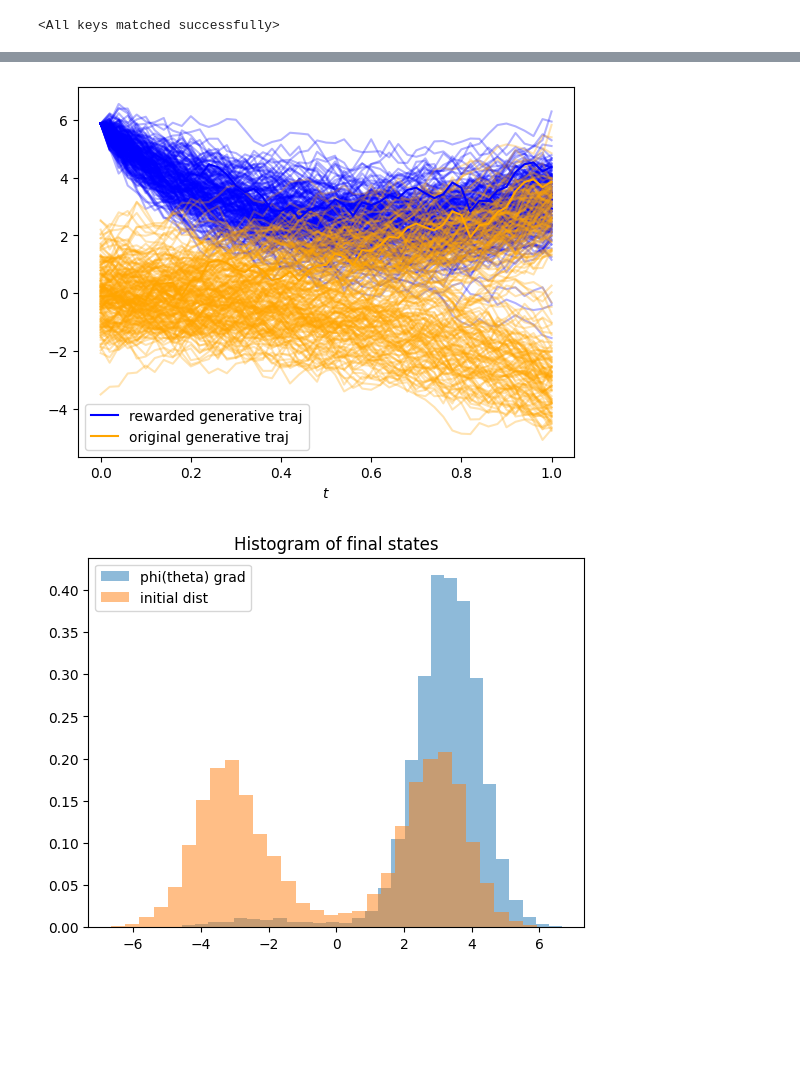
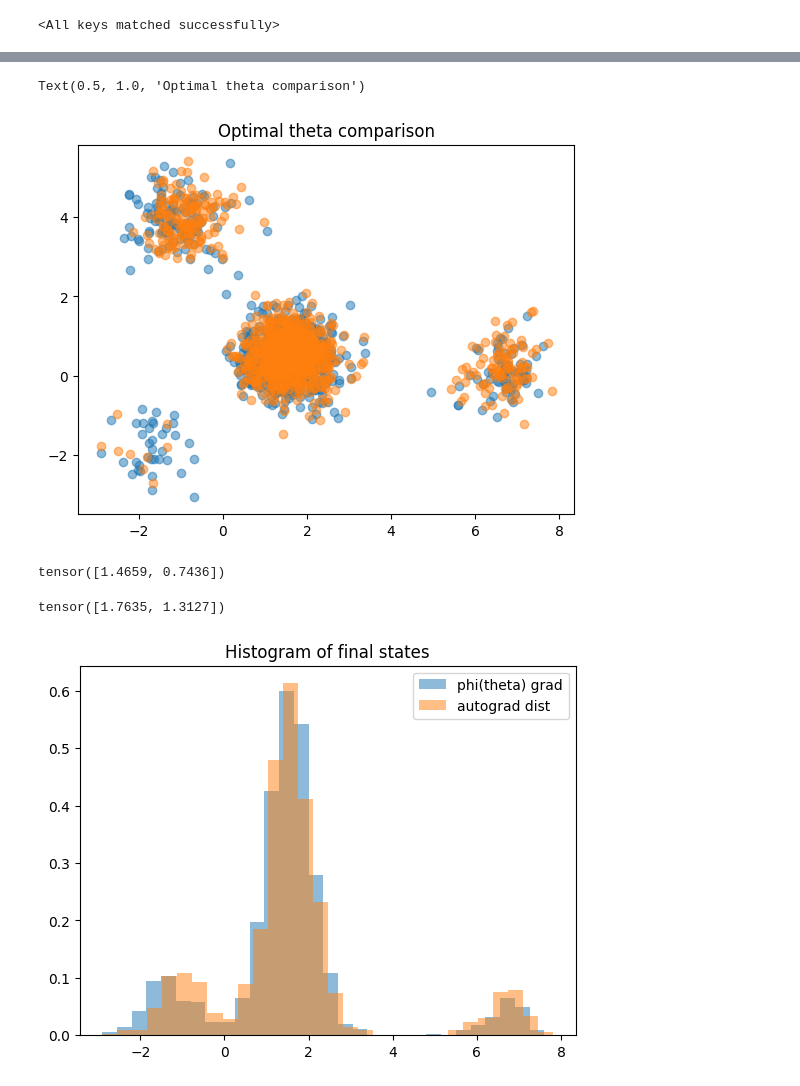
Before and after one commit to YuhangMeiUW/BSDE-Gradient, a Jupyter notebook: optimization_compare_4gaussian.ipynb, the cells around one changed output, grey strips where cells are left out. Saved outputs shown, nothing was run; the diff lists cells and outputs as text; code cells hidden in the pictures; blank space fills up the shorter version.

```diff
--- a/optimization_compare_4gaussian.ipynb
+++ b/optimization_compare_4gaussian.ipynb
@@ -6,20 +6,20 @@ from network import PhiNetwork, ScoreNetwork
 from utils import batched_jacobian
 import matplotlib.pyplot as plt
 # %%
-phi_net = ScoreNetwork(input_dim=2+1, out_dim=2, hidden_dim=32)
-phi_net.load_state_dict(torch.load('network/phi_network_diff_bsde_timesteps50_kf10_moons.pth'))
+phi_net = ScoreNetwork(input_dim=2+1, out_dim=2, hidden_dim=64, num_blocks=4)
+phi_net.load_state_dict(torch.load('network/phi_network_diff_bsde_timesteps50_kf20_4gaussian_asymmetric_T0.4_lf33_v2.pth'))
 # %% [output]
 <All keys matched successfully>
 # %%
-T = 1.0  # End time
+T = 0.4  # End time
 n = 2    # Dimension of state space
 m = 2    # Dimension of Brownian motion
-N = 10000 # Number of training samples
-dt = 0.01
+N = 1000 # Number of training samples
+dt = 0.008
 steps = int(T/dt)
 noise_level = 2
 # %%
 score_nn = ScoreNetwork(input_dim=n+1, out_dim=n, hidden_dim=64, num_blocks=4)
-score_nn.load_state_dict(torch.load(f'network/2dim_moons_score_network_timesteps{steps}.pth'))
+score_nn.load_state_dict(torch.load(f'network/2dim_4gaussian_score_network_timesteps{steps}_a-2.0_s2.0_asymmetric.pth'))
 # %% [output]
 <All keys matched successfully>
@@ -186,3 +292,3 @@ tensor([ 1.4198,  1.4197,  1.4198,  1.4198,  1.4198,  1.4198, -1.3077,  1.4198,
 # %%
 final_traj_phi = rollout(f, g, T, dt, theta_phi, W_f)
-compare_traj = rollout(f, g, T, dt, theta0.clone().detach(), W_f)
+compare_traj = rollout(f, g, T, dt, theta_auto, W_f)
@@ -193,16 +301,22 @@ torch.Size([51, 10000, 1])
 # %%
 plt.figure()
-plt.plot(np.arange(0,51)*dt, final_traj_phi[:, :200, 0].detach().numpy(), color='blue', alpha=0.3)
-plt.plot(np.arange(0,51)*dt, compare_traj[:, :200, 0].detach().numpy(), color='orange', alpha=0.3)
-plt.xlabel(r"$t$")
-plt.plot(np.arange(0,51)*dt, final_traj_phi[:, 999, 0].detach().numpy(), color='blue', alpha=1, label='rewarded generative traj')
-plt.plot(np.arange(0,51)*dt, compare_traj[:, 999, 0].detach().numpy(), color='orange', alpha=1, label='original generative traj')
-# plt.ylabel(r"$\dot{\theta}$")
-# plt.title("Sample trajectories with phi(theta) grad")
-plt.legend()
-plt.show()
+# plt.scatter(theta_auto.detach().numpy()[:,0], theta_auto.detach().numpy()[:,1], label="autograd", alpha=0.5)
+plt.scatter(final_traj_phi.detach().numpy()[-1,:,0], final_traj_phi.detach().numpy()[-1,:,1], label="phi(theta) grad", alpha=0.5)
+plt.scatter(compare_traj.detach().numpy()[-1,:,0], compare_traj.detach().numpy()[-1,:,1], label="autograd traj", alpha=0.5)
+# plt.scatter(test_traj.detach().numpy()[-1,:,0], test_traj.detach().numpy()[-1,:,1], label="test traj", alpha=0.5)
+# plt.legend()
+plt.title("Optimal theta comparison")
 # %% [output]
+Text(0.5, 1.0, 'Optimal theta comparison')
-[figure, old version]
+[figure, new version]
+# %%
+final_traj_phi.detach()[-1,:,:].mean(dim=0)
+# %% [output]
+tensor([1.4659, 0.7436])
+# %%
+final_traj_phi.detach()[-1,:,:].std(dim=0)
+# %% [output]
+tensor([1.7635, 1.3127])
 # %%
 from utils import generate_initial_data
 # %%
@@ -213,11 +327,11 @@ from utils import generate_initial_data
 # X_0 = generate_initial_data(INITIAL_DIST, m_0, sigma_0, N, shift)
 # %%
 plt.figure()
-plt.hist(final_traj_phi[-1,:,:].detach().numpy(), bins=30, alpha=0.5, label='phi(theta) grad', density=True)
-plt.hist(compare_traj[-1,:,:].detach().numpy(), bins=30, alpha=0.5, label='initial dist', density=True)
+plt.hist(final_traj_phi[-1,:,0].detach().numpy(), bins=30, alpha=0.5, label='phi(theta) grad', density=True)
+plt.hist(compare_traj[-1,:,0].detach().numpy(), bins=30, alpha=0.5, label='autograd dist', density=True)
 # plt.hist(final_traj_auto[-1,:,:].detach().numpy(), bins=30, alpha=0.5, label='autograd')
 plt.legend()
 plt.title("Histogram of final states")
 plt.show()
 # %% [output]
-[figure, old version]
+[figure, new version]
```
Also changed, not shown: parts of 46 cells of this notebook, 15 other files.
